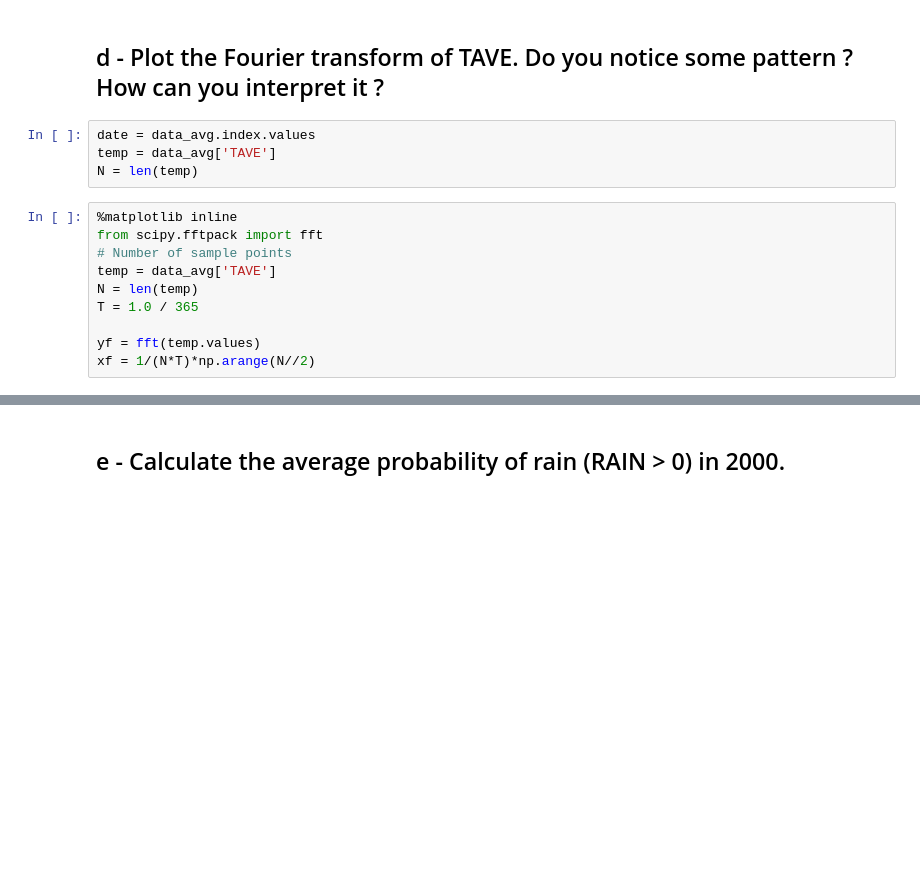
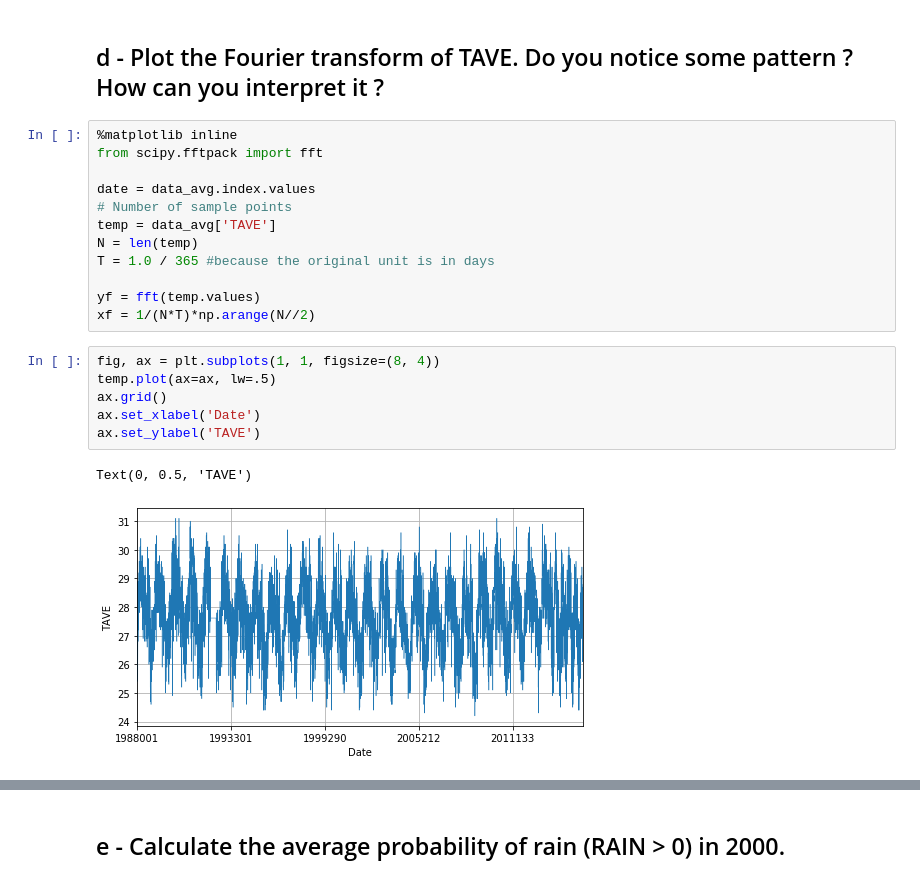
Before and after one commit to JK-Pair/Data_analysis, a Jupyter notebook: Assignment.ipynb, the cells around one changed output, grey strips where cells are left out. Saved outputs shown, nothing was run; the diff lists cells and outputs as text; blank space fills up the shorter version.

```diff
--- a/Assignment.ipynb
+++ b/Assignment.ipynb
@@ -226,17 +226,24 @@ plt.show()
 </ul>
 # %% [markdown]
 ## d - Plot the Fourier transform of TAVE. Do you notice some pattern ? How can you interpret it ?
-# %%
-date = data_avg.index.values
-temp = data_avg['TAVE']
-N = len(temp)
 # %%
 %matplotlib inline
 from scipy.fftpack import fft
+
+date = data_avg.index.values
 # Number of sample points
 temp = data_avg['TAVE']
 N = len(temp)
-T = 1.0 / 365
+T = 1.0 / 365 #because the original unit is in days
 
 yf = fft(temp.values)
 xf = 1/(N*T)*np.arange(N//2)
+# %%
+fig, ax = plt.subplots(1, 1, figsize=(8, 4))
+temp.plot(ax=ax, lw=.5)
+ax.grid()
+ax.set_xlabel('Date')
+ax.set_ylabel('TAVE')
+# %% [output]
+Text(0, 0.5, 'TAVE')
+[figure, added]
```
Also changed, not shown: parts of 40 cells of this notebook.
